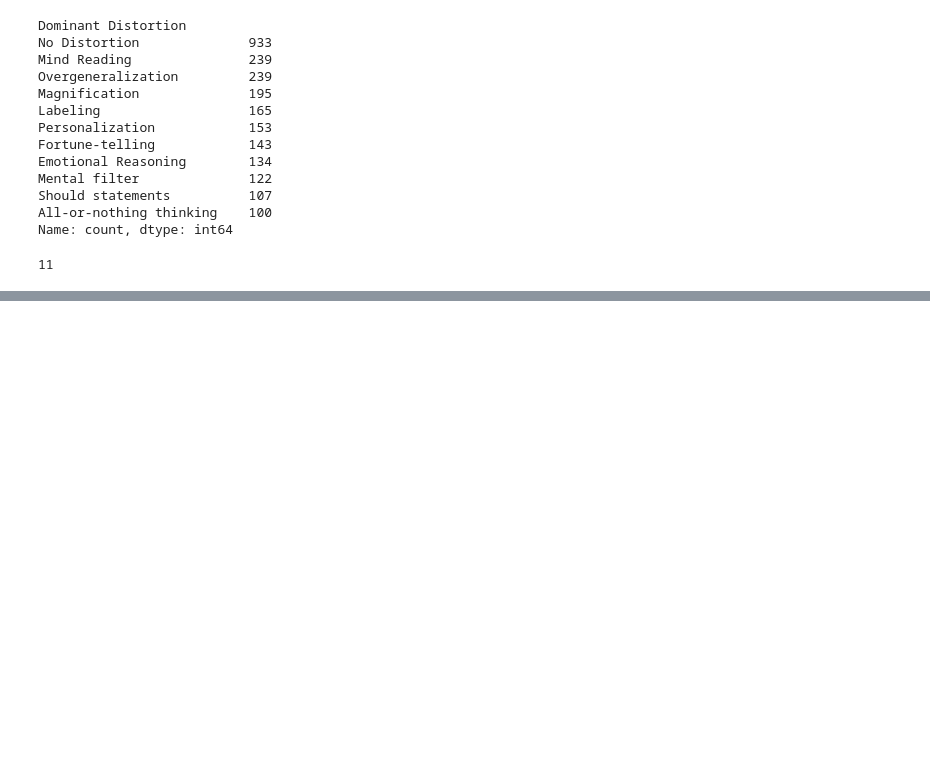
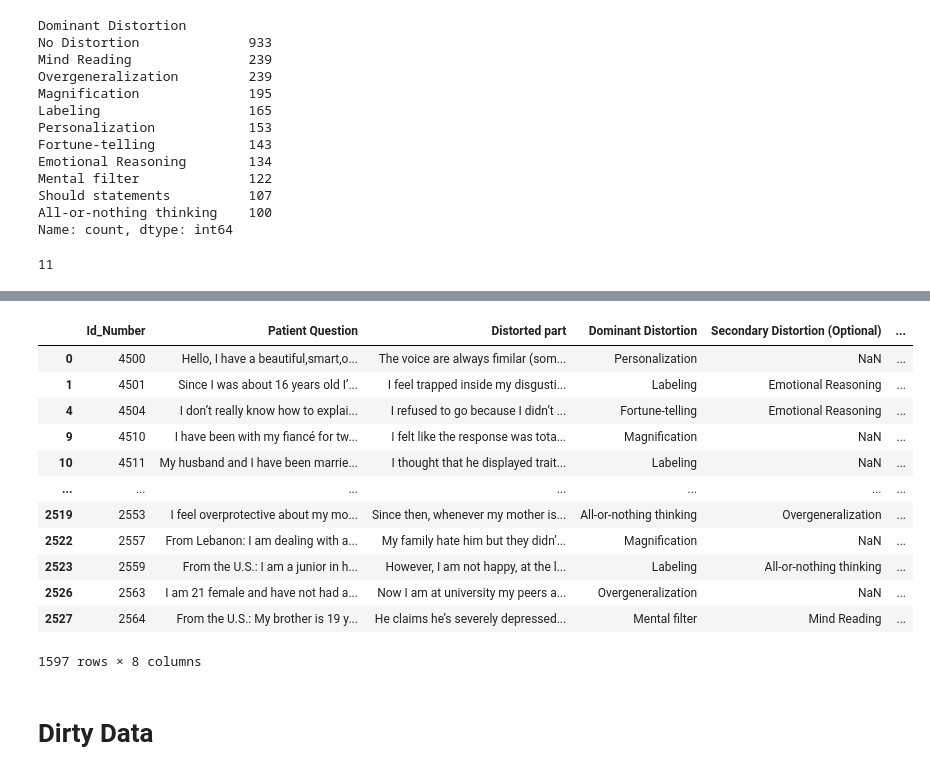
Before and after one commit to youhsuanchang/Project-Detect-distortion-, a Jupyter notebook: data_organizatiom_kaggle.ipynb, the cells around one changed output, grey strips where cells are left out. Cells and saved outputs as stored; diff of their text form; code cells hidden in the pictures; blank space fills up the shorter version.

```diff
--- a/data_organizatiom_kaggle.ipynb
+++ b/data_organizatiom_kaggle.ipynb
@@ -259,0 +314,18 @@ data["Dominant Distortion"].value_counts(normalize=True)
+# %%
+df_distorted
+# %% [output]
+|  | Id_Number | Patient Question | Distorted part | Dominant Distortion | Secondary Distortion (Optional) | ... |
+| 0 | 4500 | Hello, I have a beautiful,smart,o... | The voice are always fimilar (som... | Personalization | NaN | ... |
+| 1 | 4501 | Since I was about 16 years old I’... | I feel trapped inside my disgusti... | Labeling | Emotional Reasoning | ... |
+| 4 | 4504 | I don’t really know how to explai... | I refused to go because I didn’t ... | Fortune-telling | Emotional Reasoning | ... |
+| 9 | 4510 | I have been with my fiancé for tw... | I felt like the response was tota... | Magnification | NaN | ... |
+| 10 | 4511 | My husband and I have been marrie... | I thought that he displayed trait... | Labeling | NaN | ... |
+| ... | ... | ... | ... | ... | ... | ... |
+| 2519 | 2553 | I feel overprotective about my mo... | Since then, whenever my mother is... | All-or-nothing thinking | Overgeneralization | ... |
+| 2522 | 2557 | From Lebanon: I am dealing with a... | My family hate him but they didn’... | Magnification | NaN | ... |
+| 2523 | 2559 | From the U.S.: I am a junior in h... | However, I am not happy, at the l... | Labeling | All-or-nothing thinking | ... |
+| 2526 | 2563 | I am 21 female and have not had a... | Now I am at university my peers a... | Overgeneralization | NaN | ... |
+| 2527 | 2564 | From the U.S.: My brother is 19 y... | He claims he’s severely depressed... | Mental filter | Mind Reading | ... |
+1597 rows × 8 columns
+# %% [markdown]
+# Dirty Data
```
Also changed, not shown: parts of 12 cells of this notebook, 2 other files.
